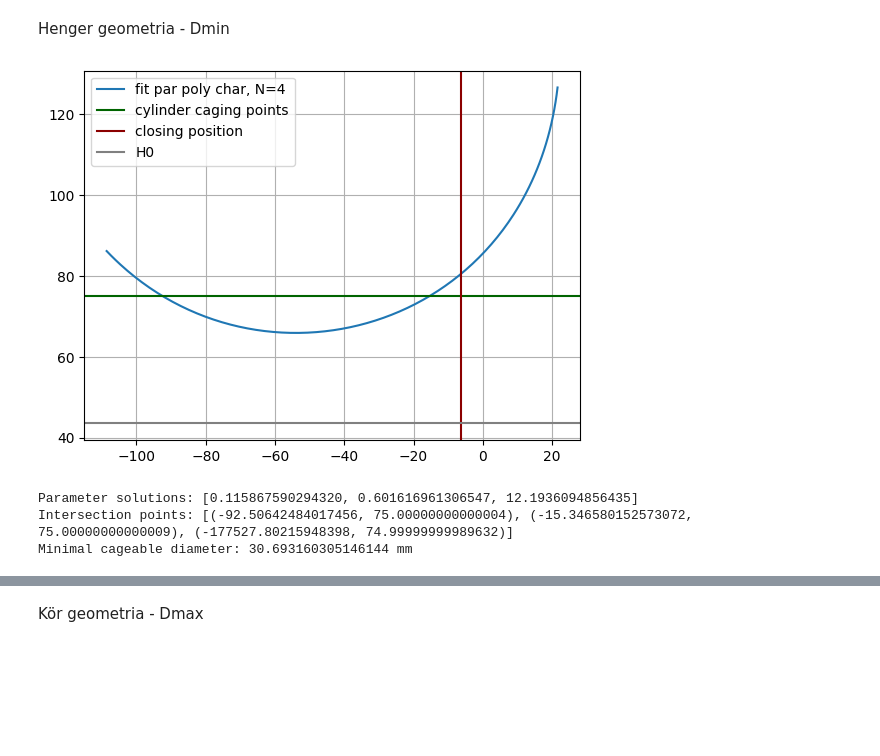
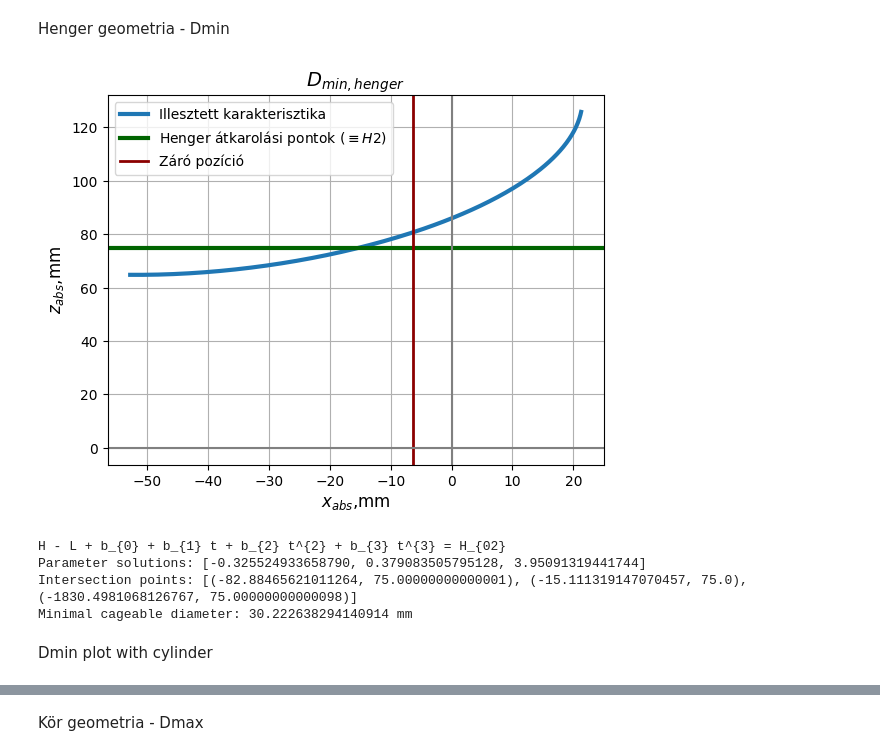
Before and after one commit to BellerAndras/hyperelastic-models, a Jupyter notebook: Caging_calcs.ipynb, the cells around one changed output, grey strips where cells are left out. Saved outputs shown, nothing was run; the diff lists cells and outputs as text; code cells hidden in the pictures; blank space fills up the shorter version.

```diff
--- a/Caging_calcs.ipynb
+++ b/Caging_calcs.ipynb
@@ -58,13 +124,31 @@ def fit_par_poly(x, z, degree=3,contnum=200):
 # %% [markdown]
 Importing characteristics
 # %%
-pvals, xvals, zvals = np.loadtxt("txtfiles/MEASCHAR1.txt", delimiter="\t", unpack=True)
+pvals, xvals, zvals = np.loadtxt("txtfiles/MEASCHAR_OP.txt", delimiter="\t", unpack=True)
+
+print(pvals)
+
+#pvals_op,xvals_op,zvals_op = pvals[4:],xvals[4:],zvals[4:]
+
+#print(pvals_op)
 
 tvals,xcoeffs,zcoeffs,xpoly,zpoly,tcontvals,xcontvals,zcontvals = fit_par_poly(xvals,zvals,degree=3)
+#tvals,xcoeffs,zcoeffs,xpoly,zpoly,tcontvals,xcontvals,zcontvals = fit_par_poly(xvals_op,zvals_op,p=pvals_op,degree=3)
+coeffs, poly, xc_explpoly, zc_explpoly = fit_poly(xvals, zvals, degree=3)
+
+params, f, xc_exp, zc_exp, cov = fit_exp(xvals, zvals)
+A, B, C = params
 
 xcontvals_abs = xcontvals-DC/2
 zcontvals_abs = zcontvals+H-L
 
+xc_explpoly_abs = xc_explpoly-DC/2
+zc_explpoly_abs = zc_explpoly+H-L
+
+xc_exp_abs = xc_exp-DC/2
+zc_ex_abs = zc_exp+H-L
+
 print(xcoeffs)
 print(xpoly)
+print(zcoeffs)
 # %% [output]
@@ -187,21 +315,29 @@ H02 = 75
 # %%
 fig, ax = plt.subplots()
 
-ax.plot(xcontvals_abs, zcontvals_abs, '-', label='fit par poly char, N=4')
-ax.axhline(H02, label='cylinder caging points',color="darkgreen")
-ax.axvline(x_cl_abs,label="closing position",color="darkred")
-ax.axhline(H0,label="H0",color="gray")
+ax.plot(xcontvals_abs, zcontvals_abs, '-', label='Illesztett karakterisztika',linewidth=3)
+ax.axhline(H02, label=r'Henger átkarolási pontok ($\equiv H2$)',color="darkgreen",linewidth=3)
+ax.axvline(x_cl_abs,label="Záró pozíció",color="darkred",linewidth=2)
+ax.axvline(0,color="gray")
+ax.axhline(0,color="gray")
+
+ax.set_title(r"$D_{min,henger}$",fontsize=14)
+ax.set_xlabel(r"$x_{abs}$,mm",fontsize=12)
+ax.set_ylabel(r"$z_{abs}$,mm",fontsize=12)
+
+
 
 ax.legend()
 ax.grid()
 plt.show()
 # %% [output]
-[figure, old version]
+[figure, new version]
 # %%
 H02_sym = sp.Symbol("H02")
 
 eq2 = sp.Eq(z_abs, H02_sym)
 
+print(sp.latex(eq2))
 subs_dict2 = {
     H0_sym: H0,
     H02_sym:H02,
@@ -242,6 +378,9 @@ print("Intersection points:", intersection_points2)
 Dmin2 = 2*abs(intersection_points2[1][0])
 print(f"Minimal cageable diameter: {Dmin2} mm")
 # %% [output]
-Parameter solutions: [0.115867590294320, 0.601616961306547, 12.1936094856435]
-Intersection points: [(-92.50642484017456, 75.00000000000004), (-15.346580152573072, 75.00000000000009), (-177527.80215948398, 74.99999999989632)]
-Minimal cageable diameter: 30.693160305146144 mm
+H - L + b_{0} + b_{1} t + b_{2} t^{2} + b_{3} t^{3} = H_{02}
+Parameter solutions: [-0.325524933658790, 0.379083505795128, 3.95091319441744]
+Intersection points: [(-82.88465621011264, 75.00000000000001), (-15.111319147070457, 75.0), (-1830.4981068126767, 75.00000000000098)]
+Minimal cageable diameter: 30.222638294140914 mm
+# %% [markdown]
+Dmin plot with cylinder
```
Also changed, not shown: parts of 22 cells of this notebook, 19 other files.
